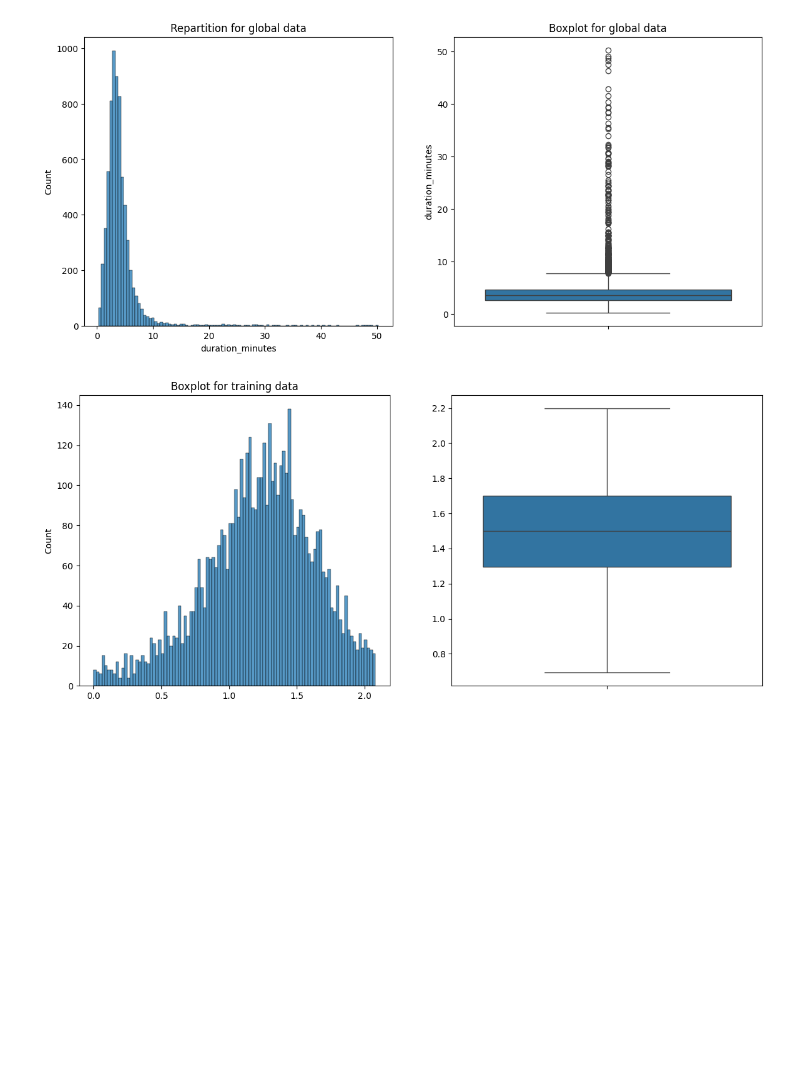
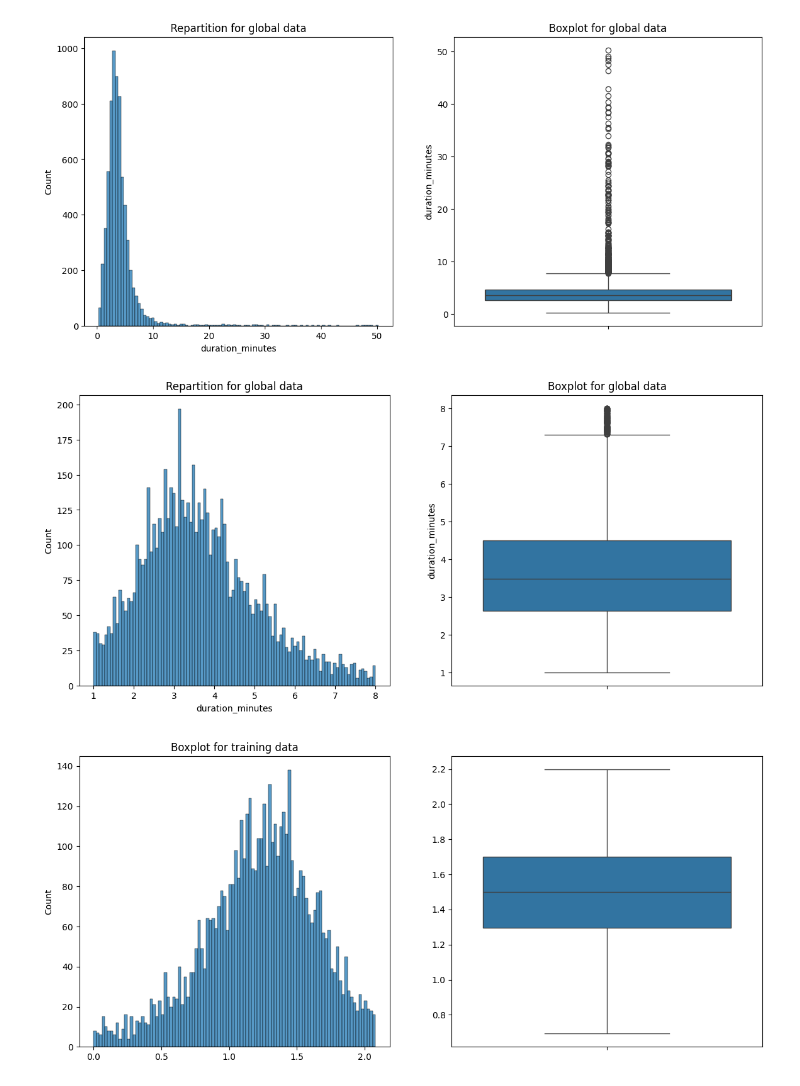
Before and after one commit to alecacerestel/Supervised_Challenge, a Jupyter notebook: notebooks/4_Duration.ipynb, the cells around one changed output. Saved outputs shown, nothing was run; the diff lists cells and outputs as text; code cells hidden in the pictures; blank space fills up the shorter version.

```diff
--- a/notebooks/4_Duration.ipynb
+++ b/notebooks/4_Duration.ipynb
@@ -57,6 +53,16 @@ plt.show()
 LIMIT_TIME_MIN, LIMIT_TIME_MAX = 1, 8
 df_train = df_train[(df_train["duration_minutes"] <= LIMIT_TIME_MAX) & (df_train["duration_minutes"] >= LIMIT_TIME_MIN)]
 df_test = df_test[(df_test["duration_minutes"] <= LIMIT_TIME_MAX) & (df_test["duration_minutes"] >= LIMIT_TIME_MIN)]
+# %%
+_, axes = plt.subplots(1, 2, figsize=(14, 6))
+
+sns.histplot(pd.concat([df_train[TARGET_COL], df_test[TARGET_COL]]), bins=100, ax=axes[0])
+axes[0].set_title("Repartition for global data")
+sns.boxplot(pd.concat([df_train[TARGET_COL], df_test[TARGET_COL]]), ax=axes[1])
+axes[1].set_title("Boxplot for global data")
+plt.show()
+# %% [output]
+[figure, added]
 # %%
 X_train, X_test = df_train.drop(columns=[TARGET_COL] + OTHERS), df_test.drop(columns=[TARGET_COL] + OTHERS)
 y_train, y_test = df_train[TARGET_COL], df_test[TARGET_COL]
```
Also changed, not shown: parts of 13 cells of this notebook.
